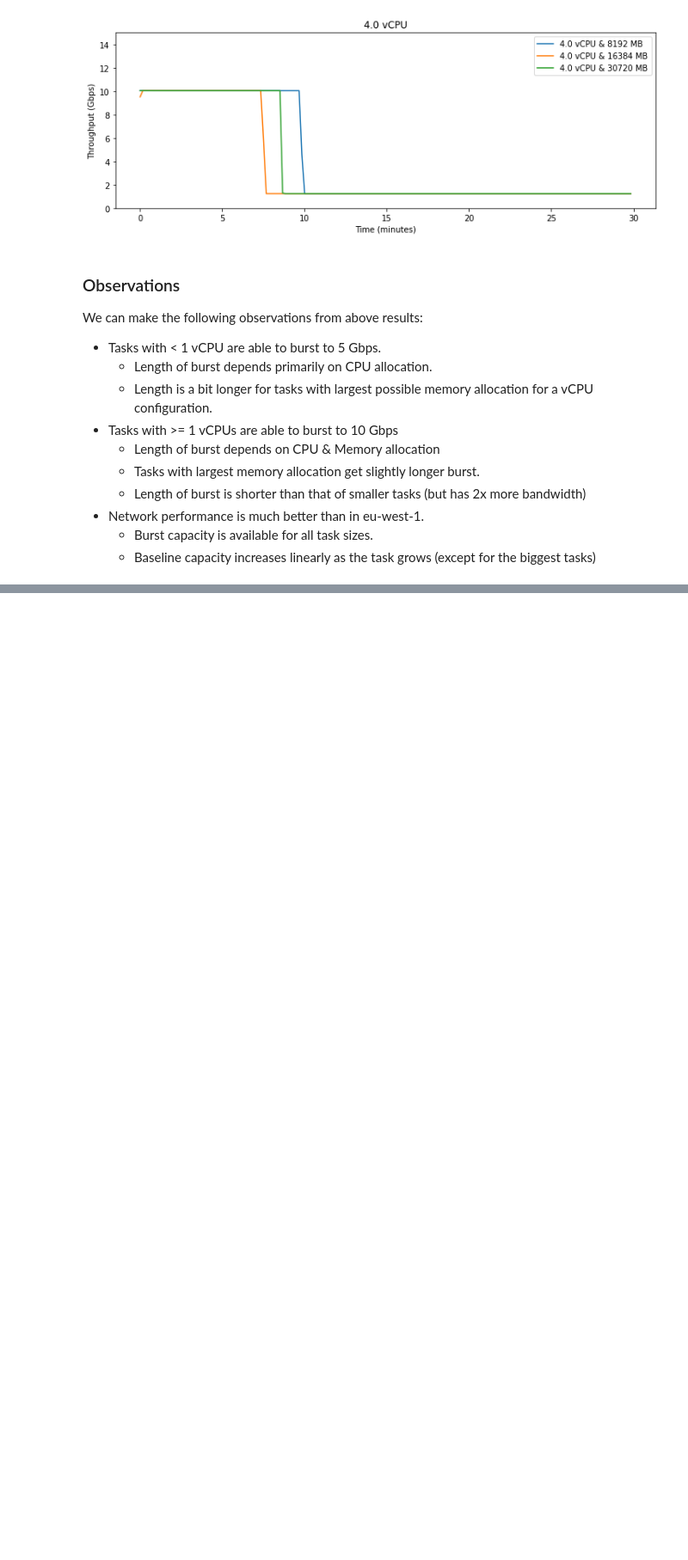
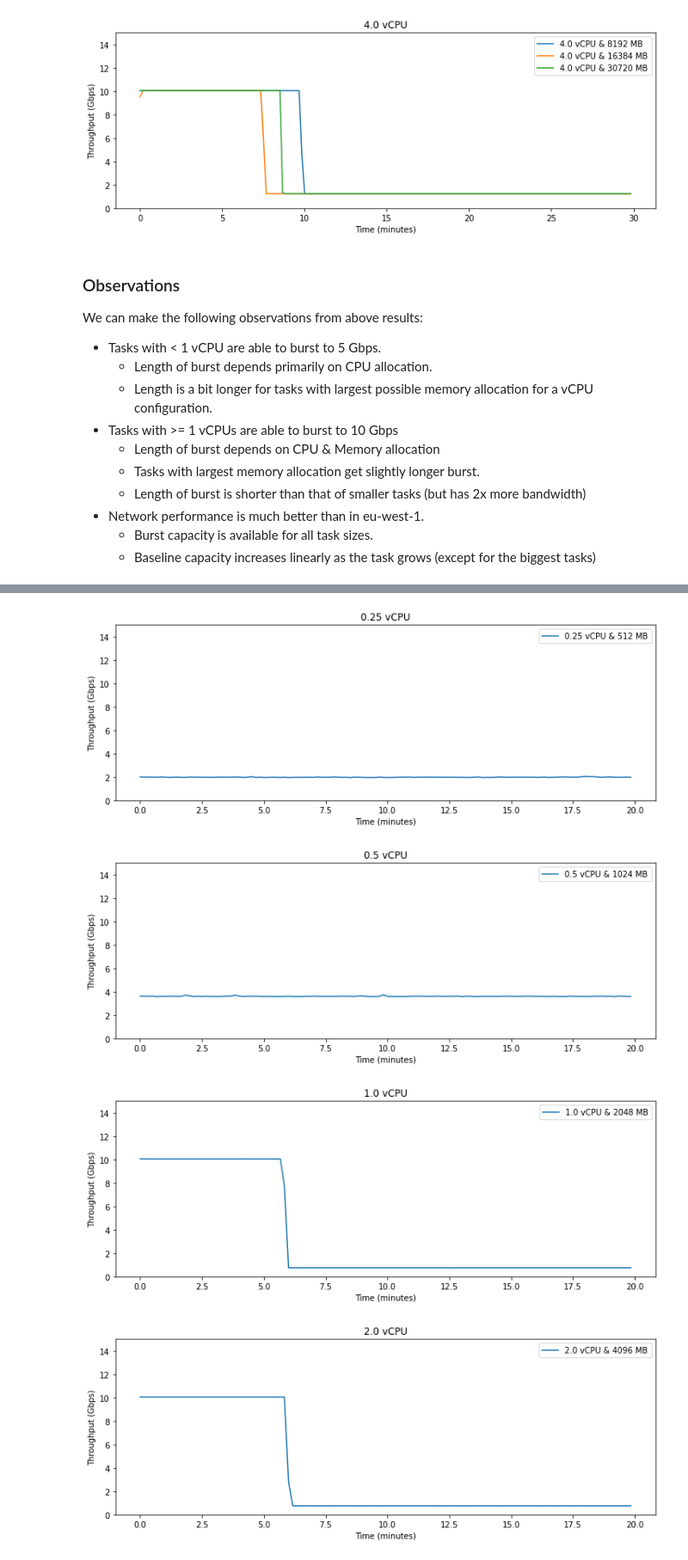
Before and after one commit to sjakthol/aws-network-benchmark, a Jupyter notebook: analysis/results.ipynb, the cells around one changed output, grey strips where cells are left out. Shown at 86% size. Cells and saved outputs as stored; diff of their text form; code cells hidden in the pictures; blank space fills up the shorter version.

Commit message:
feat: add results from network in benchmark

```diff
--- a/analysis/results.ipynb
+++ b/analysis/results.ipynb
@@ -303,0 +310,3 @@ We can make the following observations from above results:
+# %%
+df_en1_in = load_data('eu-north-1/date=2020-06-13/run=network_in_01/fargate')
+df_en1_out = load_data('eu-north-1/date=2020-06-13/run=network_out_01/fargate')
@@ -303,0 +332,7 @@ We can make the following observations from above results:
+# %%
+graph_throughput(df_en1_in)
+# %% [output]
+[figure, added]
+[figure, added]
+[figure, added]
+[figure, added]
```
Also changed, not shown: parts of 11 cells of this notebook, 1 other file.
